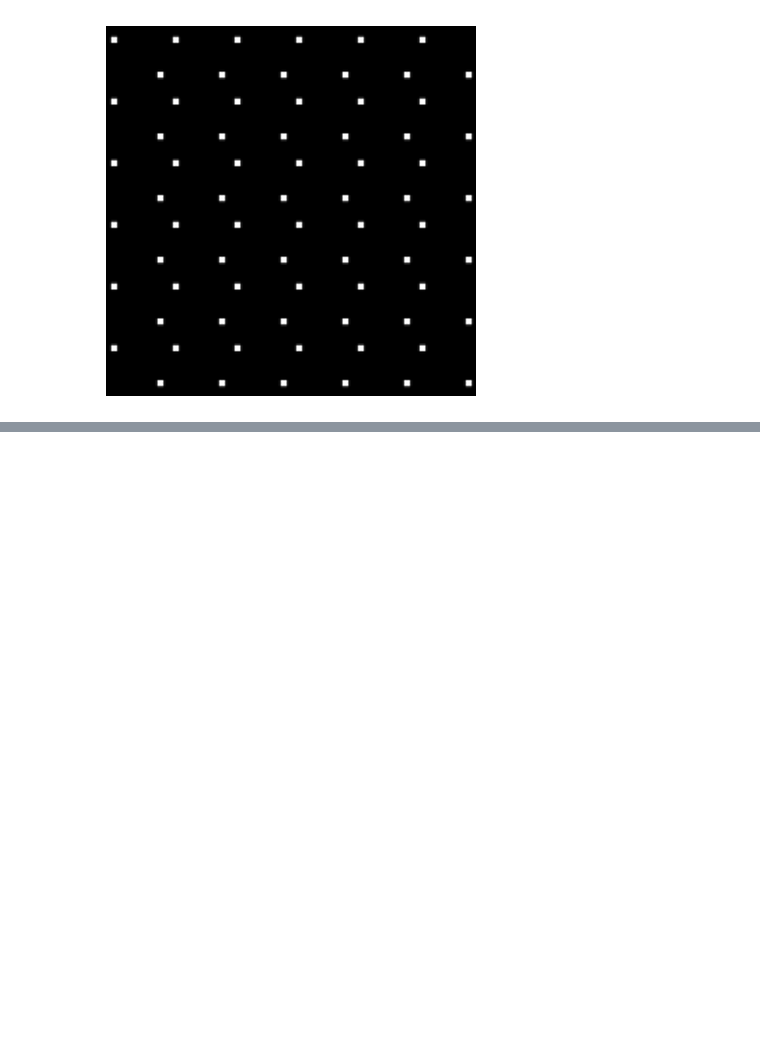
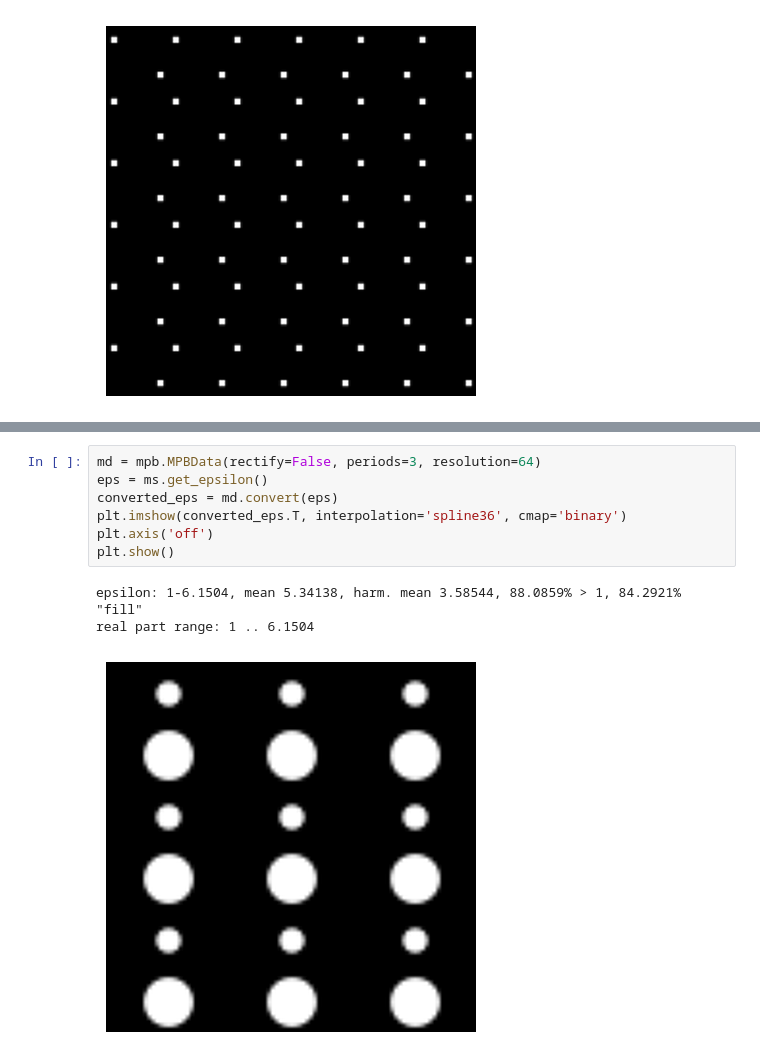
Before and after one commit to knifelees3/MEEPStudy, a Jupyter notebook: 六角结构设计.ipynb, the cells around one changed output, grey strips where cells are left out. Cells and saved outputs as stored; diff of their text form; blank space fills up the shorter version.

```diff
--- a/六角结构设计.ipynb
+++ b/六角结构设计.ipynb
@@ -301,0 +400,11 @@ real part range: 1 .. 6.1504
+# %%
+md = mpb.MPBData(rectify=False, periods=3, resolution=64)
+eps = ms.get_epsilon()
+converted_eps = md.convert(eps)
+plt.imshow(converted_eps.T, interpolation='spline36', cmap='binary')
+plt.axis('off')
+plt.show()
+# %% [output]
+epsilon: 1-6.1504, mean 5.34138, harm. mean 3.58544, 88.0859% > 1, 84.2921% "fill"
+real part range: 1 .. 6.1504
+[figure, added]
```
Also changed, not shown: parts of 6 cells of this notebook.
